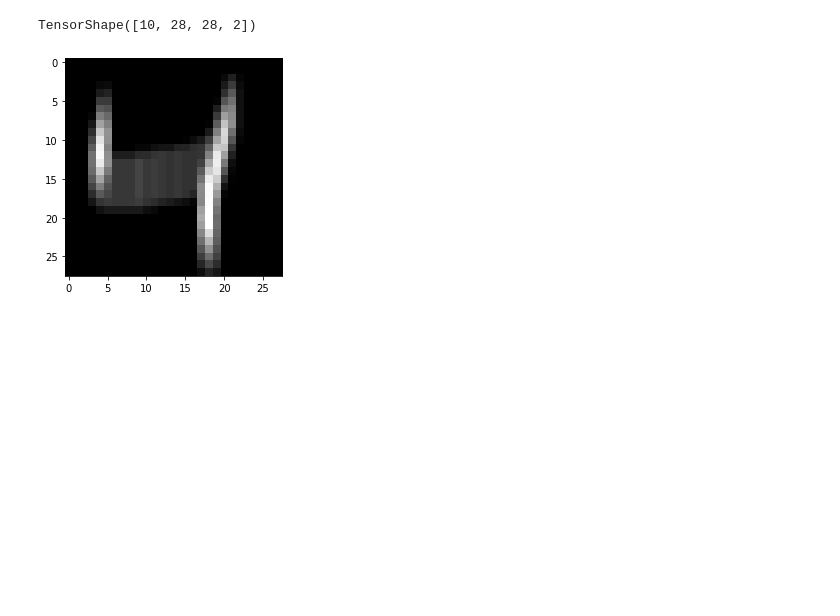
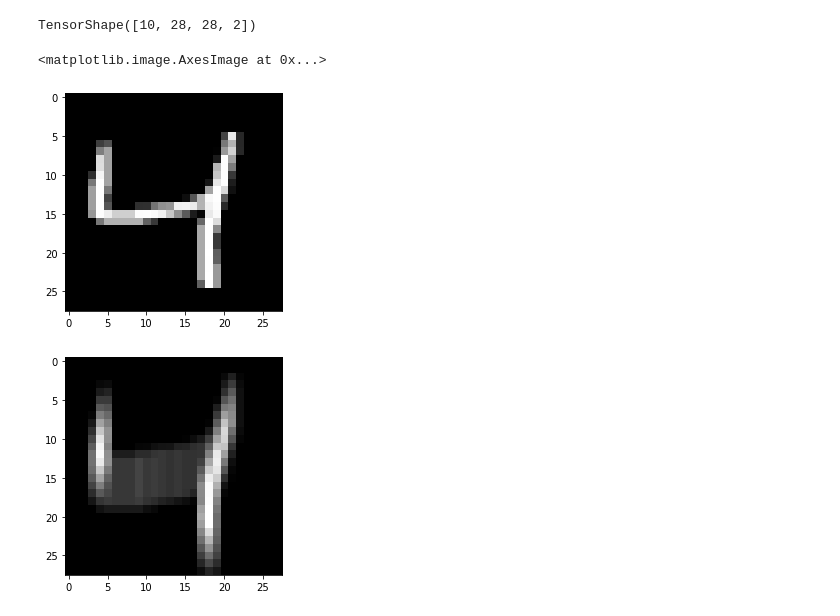
Before and after one commit to josenildosilva/ercemapi22-deep-learning-intro, a Jupyter notebook: Intro_DL_ERCEMAPI_parte_III_2022.ipynb, the cells around one changed output. Saved outputs shown, nothing was run; the diff lists cells and outputs as text; code cells hidden in the pictures; blank space fills up the shorter version.

```diff
--- a/Intro_DL_ERCEMAPI_parte_III_2022.ipynb
+++ b/Intro_DL_ERCEMAPI_parte_III_2022.ipynb
@@ -48,6 +48,11 @@ outputs = tf.nn.conv2d(train_images[:10], filters, strides=(1,1,1,1), padding="S
 outputs.shape
 # %% [output]
 TensorShape([10, 28, 28, 2])
+# %%
+plt.imshow(train_images[2,:,:,0],cmap='gray')
+# %% [output]
+<matplotlib.image.AxesImage at 0x...>
+[figure, added]
 # %%
 plt.imshow(outputs[2, :, :,0], cmap="gray") # plot 1st image's 1stfeature map
 plt.show()
```
Also changed, not shown: parts of 14 cells of this notebook.
